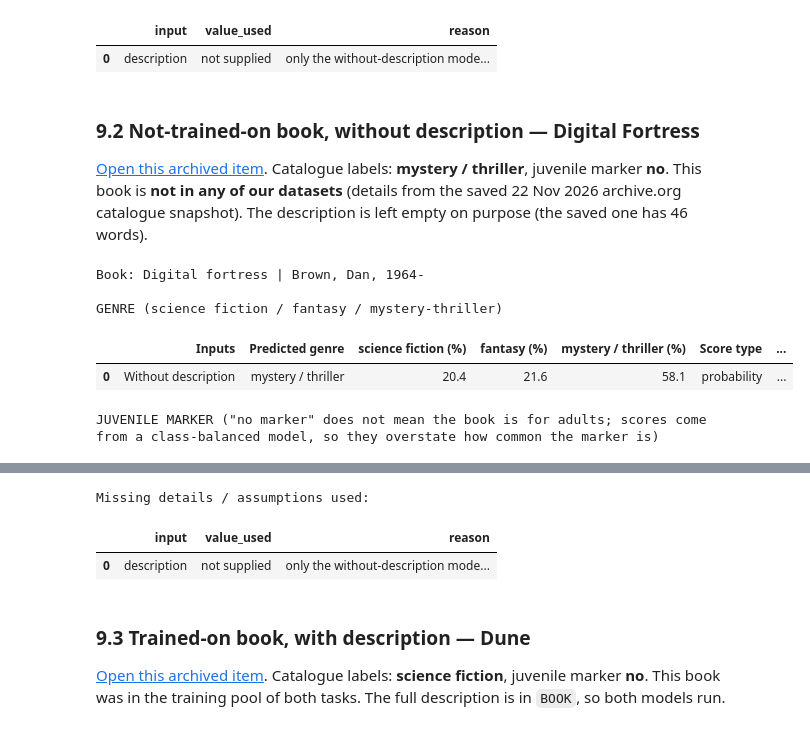
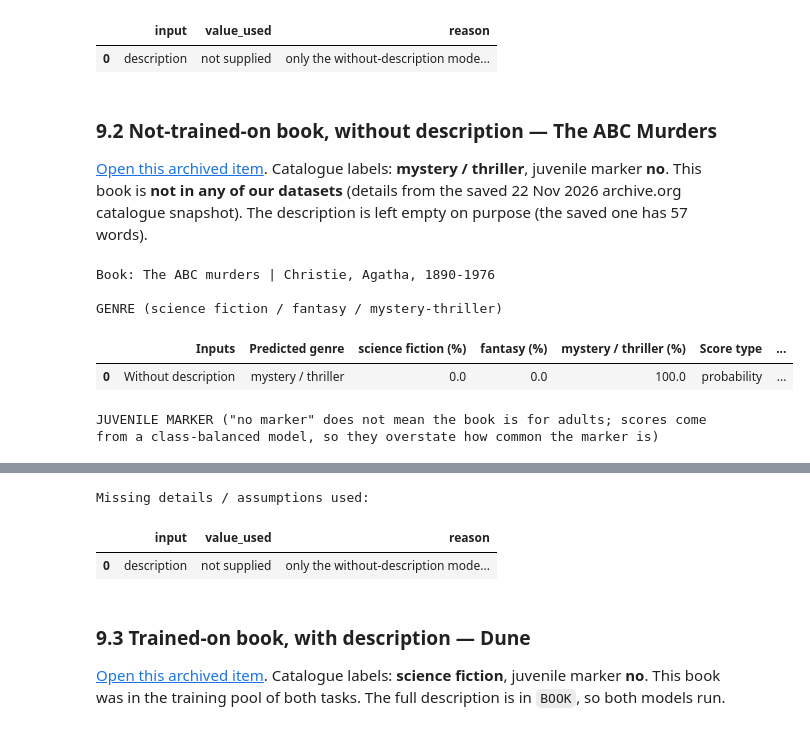
Before and after one commit to Mhmd-Shkeir/Lab-Network-Project, a Jupyter notebook: notebooks/07_genre_juvenile_neural.ipynb, the cells around one changed output, grey strips where cells are left out. Drawn from its saved outputs; the diff is of its cells as text; code cells hidden in the pictures.

```diff
--- a/notebooks/07_genre_juvenile_neural.ipynb
+++ b/notebooks/07_genre_juvenile_neural.ipynb
@@ -483,26 +485,26 @@ Missing details / assumptions used:
 |  | input | value_used | reason |
 | 0 | description | not supplied | only the without-description mode... |
 # %% [markdown]
-### 9.2 Not-trained-on book, without description — Digital Fortress
+### 9.2 Not-trained-on book, without description — The ABC Murders
 
-[Open this archived item](https://archive.org/details/digitalfortress00corg). Catalogue labels: **mystery / thriller**, juvenile marker **no**. This book is **not in any of our datasets** (details from the saved 22 Nov 2026 archive.org catalogue snapshot). The description is left empty on purpose (the saved one has 46 words).
+[Open this archived item](https://archive.org/details/abcmurders00agat). Catalogue labels: **mystery / thriller**, juvenile marker **no**. This book is **not in any of our datasets** (details from the saved 22 Nov 2026 archive.org catalogue snapshot). The description is left empty on purpose (the saved one has 57 words).
 # %%
-BOOK = {'title': 'Digital fortress',
+BOOK = {'title': 'The ABC murders',
  'description': '',
- 'author': 'Brown, Dan, 1964-',
- 'publication_year': 2004,
- 'pages': 518,
- 'archive_years': 14.84}
+ 'author': 'Christie, Agatha, 1890-1976',
+ 'publication_year': 1963,
+ 'pages': 246,
+ 'archive_years': 15.25}
 CATALOGUE = {'genre': 'mystery_thriller', 'juvenile': 0}   # shown only after the prediction
 
 if "book_predictor" not in globals():
     raise RuntimeError("Run the Setup cell first.")
 book_predictor.show(BOOK, CATALOGUE);
 # %% [output]
-Book: Digital fortress | Brown, Dan, 1964-
+Book: The ABC murders | Christie, Agatha, 1890-1976
 
 GENRE (science fiction / fantasy / mystery-thriller)
 |  | Inputs | Predicted genre | science fiction (%) | fantasy (%) | mystery / thriller (%) | Score type | ... |
-| 0 | Without description | mystery / thriller | 20.4 | 21.6 | 58.1 | probability | ... |
+| 0 | Without description | mystery / thriller | 0.0 | 0.0 | 100.0 | probability | ... |
 JUVENILE MARKER ("no marker" does not mean the book is for adults; scores come from a class-balanced model, so they overstate how common the marker is)
 |  | Inputs | Predicted | Juvenile-marker score (%) | Score type | Catalogue juvenile marker | Marker matches? |
```
Also changed, not shown: parts of 2 cells of this notebook, 7 other files.
